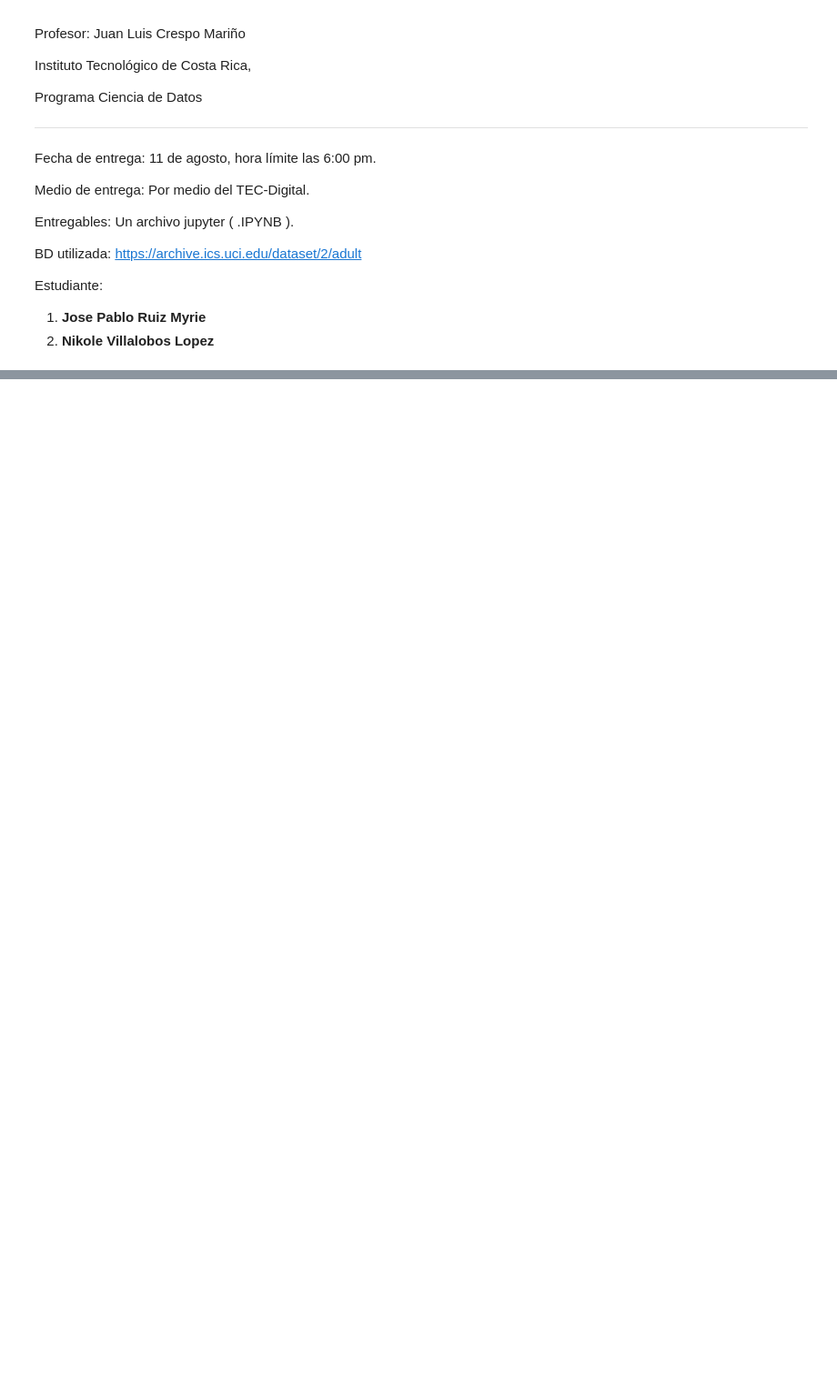
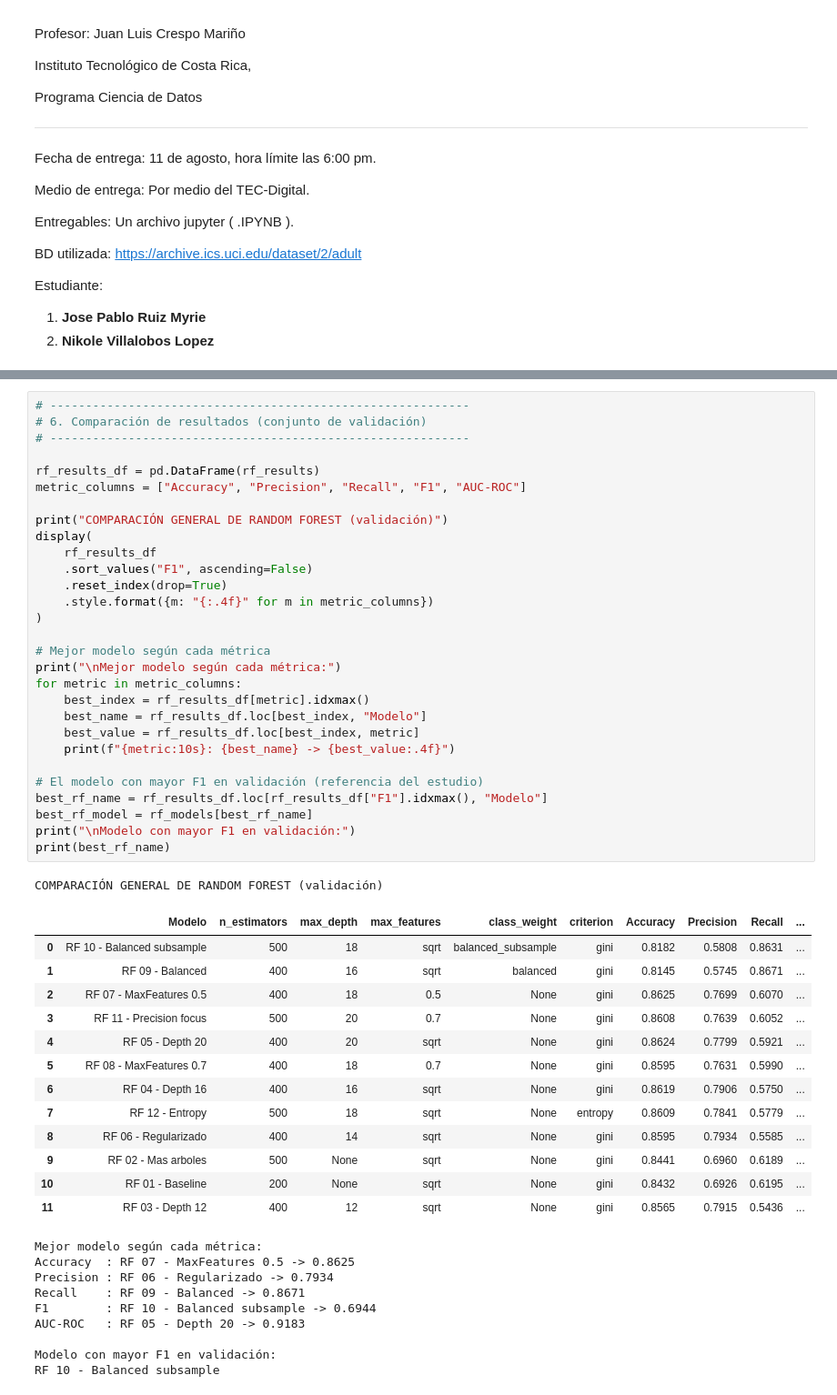
Before and after one commit to nikolevillaloboss/proyecto_final_ml, a Jupyter notebook: notebooks/04_random_forest.ipynb, the cells around one changed output, grey strips where cells are left out. Shown at 91% size. Cells and saved outputs as stored; diff of their text form; blank space fills up the shorter version.

```diff
--- a/notebooks/04_random_forest.ipynb
+++ b/notebooks/04_random_forest.ipynb
@@ -309,0 +268,53 @@ for metric, value in baseline_metrics.items():
+# %%
+# -----------------------------------------------------------
+# 6. Comparación de resultados (conjunto de validación)
+# -----------------------------------------------------------
+
+rf_results_df = pd.DataFrame(rf_results)
+metric_columns = ["Accuracy", "Precision", "Recall", "F1", "AUC-ROC"]
+
+print("COMPARACIÓN GENERAL DE RANDOM FOREST (validación)")
+display(
+    rf_results_df
+    .sort_values("F1", ascending=False)
+    .reset_index(drop=True)
+    .style.format({m: "{:.4f}" for m in metric_columns})
+)
+
+# Mejor modelo según cada métrica
+print("\nMejor modelo según cada métrica:")
+for metric in metric_columns:
+    best_index = rf_results_df[metric].idxmax()
+    best_name = rf_results_df.loc[best_index, "Modelo"]
+    best_value = rf_results_df.loc[best_index, metric]
+    print(f"{metric:10s}: {best_name} -> {best_value:.4f}")
+
+# El modelo con mayor F1 en validación (referencia del estudio)
+best_rf_name = rf_results_df.loc[rf_results_df["F1"].idxmax(), "Modelo"]
+best_rf_model = rf_models[best_rf_name]
+print("\nModelo con mayor F1 en validación:")
+print(best_rf_name)
+# %% [output]
+COMPARACIÓN GENERAL DE RANDOM FOREST (validación)
+|  | Modelo | n_estimators | max_depth | max_features | class_weight | criterion | Accuracy | Precision | Recall | ... |
+| 0 | RF 10 - Balanced subsample | 500 | 18 | sqrt | balanced_subsample | gini | 0.8182 | 0.5808 | 0.8631 | ... |
+| 1 | RF 09 - Balanced | 400 | 16 | sqrt | balanced | gini | 0.8145 | 0.5745 | 0.8671 | ... |
+| 2 | RF 07 - MaxFeatures 0.5 | 400 | 18 | 0.5 | None | gini | 0.8625 | 0.7699 | 0.6070 | ... |
+| 3 | RF 11 - Precision focus | 500 | 20 | 0.7 | None | gini | 0.8608 | 0.7639 | 0.6052 | ... |
+| 4 | RF 05 - Depth 20 | 400 | 20 | sqrt | None | gini | 0.8624 | 0.7799 | 0.5921 | ... |
+| 5 | RF 08 - MaxFeatures 0.7 | 400 | 18 | 0.7 | None | gini | 0.8595 | 0.7631 | 0.5990 | ... |
+| 6 | RF 04 - Depth 16 | 400 | 16 | sqrt | None | gini | 0.8619 | 0.7906 | 0.5750 | ... |
+| 7 | RF 12 - Entropy | 500 | 18 | sqrt | None | entropy | 0.8609 | 0.7841 | 0.5779 | ... |
+| 8 | RF 06 - Regularizado | 400 | 14 | sqrt | None | gini | 0.8595 | 0.7934 | 0.5585 | ... |
+| 9 | RF 02 - Mas arboles | 500 | None | sqrt | None | gini | 0.8441 | 0.6960 | 0.6189 | ... |
+| 10 | RF 01 - Baseline | 200 | None | sqrt | None | gini | 0.8432 | 0.6926 | 0.6195 | ... |
+| 11 | RF 03 - Depth 12 | 400 | 12 | sqrt | None | gini | 0.8565 | 0.7915 | 0.5436 | ... |
+Mejor modelo según cada métrica:
+Accuracy  : RF 07 - MaxFeatures 0.5 -> 0.8625
+Precision : RF 06 - Regularizado -> 0.7934
+Recall    : RF 09 - Balanced -> 0.8671
+F1        : RF 10 - Balanced subsample -> 0.6944
+AUC-ROC   : RF 05 - Depth 20 -> 0.9183
+
+Modelo con mayor F1 en validación:
+RF 10 - Balanced subsample
```
Also changed, not shown: parts of 25 cells of this notebook, 13 other files.
